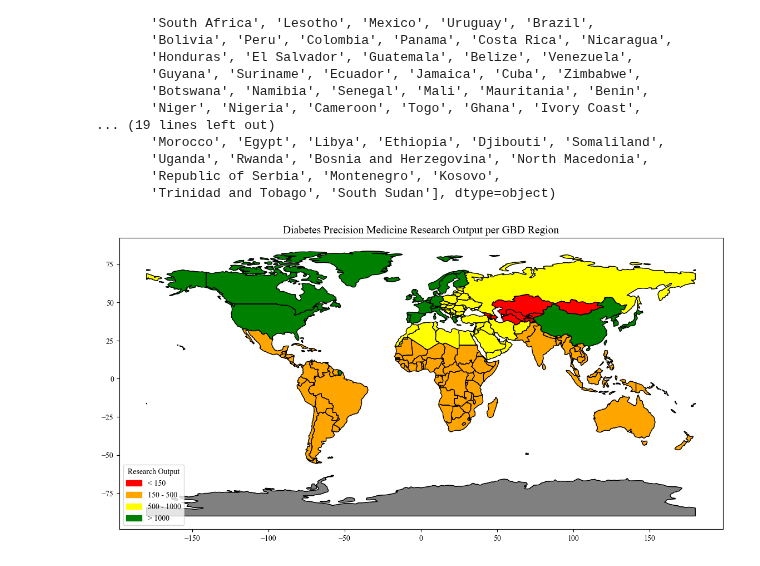
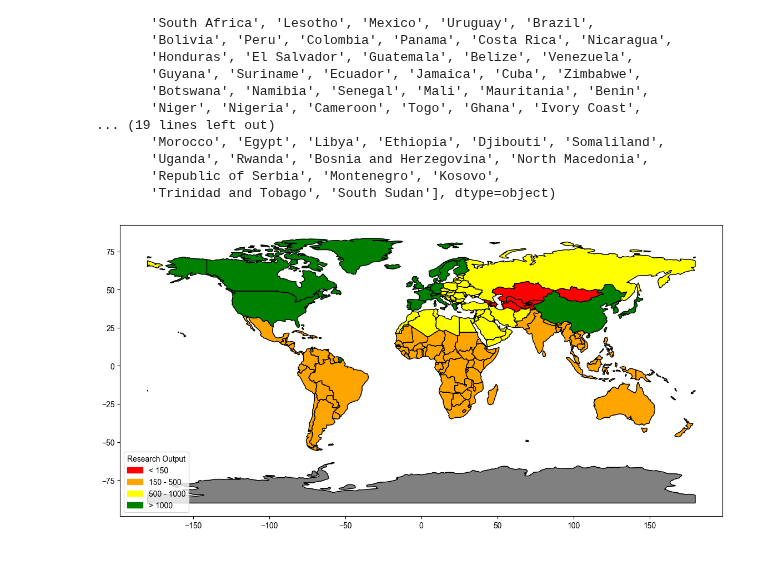
Before and after one commit to chroniq-lab/equity_precision_llm, a Jupyter notebook: preprocessing/creating world map of research output.ipynb, the cells around one changed output. Saved outputs shown, nothing was run; the diff lists cells and outputs as text; code cells hidden in the pictures.

```diff
--- a/preprocessing/creating world map of research output.ipynb
+++ b/preprocessing/creating world map of research output.ipynb
@@ -98,7 +98,7 @@ import matplotlib as mpl
 import matplotlib.patches as mpatches
 
 # Set Times New Roman as the default font
-mpl.rcParams['font.family'] = 'Times New Roman'
+mpl.rcParams['font.family'] = 'Arial'
 
 # Define a function to categorize values
 def categorize_output(value):
@@ -111,34 +111,31 @@ def categorize_output(value):
     else:
         return 'green'
 
 # Merge research output data with world GeoDataFrame
 # Flatten the gbd_to_countries dictionary
 country_to_output = {country: output for region, output in zip(df["GBD Region"], df["Diabetes Precision Medicine Research Output"]) for country in gbd_to_countries[region]}
 
 # Create a new column in the world GeoDataFrame for research output
 world["Diabetes Precision Medicine Research Output"] = world["SOVEREIGNT"].map(country_to_output)
 
 # Apply the function to create a new column for color mapping
 world["color"] = world["Diabetes Precision Medicine Research Output"].apply(lambda x: categorize_output(x) if pd.notnull(x) else 'gray')
 
 # Plot the world map with research output
 fig, ax = plt.subplots(figsize=(14, 7))
 world.boundary.plot(ax=ax, linewidth=0.5, color="black")
 world.plot(ax=ax, color=world["color"], edgecolor="black")
 
 # Custom legend
 legend_patches = [
     mpatches.Patch(color='red', label='< 150'),
     mpatches.Patch(color='orange', label='150 - 500'),
     mpatches.Patch(color='yellow', label='500 - 1000'),
     mpatches.Patch(color='green', label='> 1000')
 ]
 ax.legend(handles=legend_patches, title="Research Output", loc='lower left')
 
-# Add title
-plt.title("Diabetes Precision Medicine Research Output per GBD Region", fontsize=14)
-
 # Show the plot
 plt.show()
 # %% [output]
-[figure, old version]
+[figure, new version]
```
